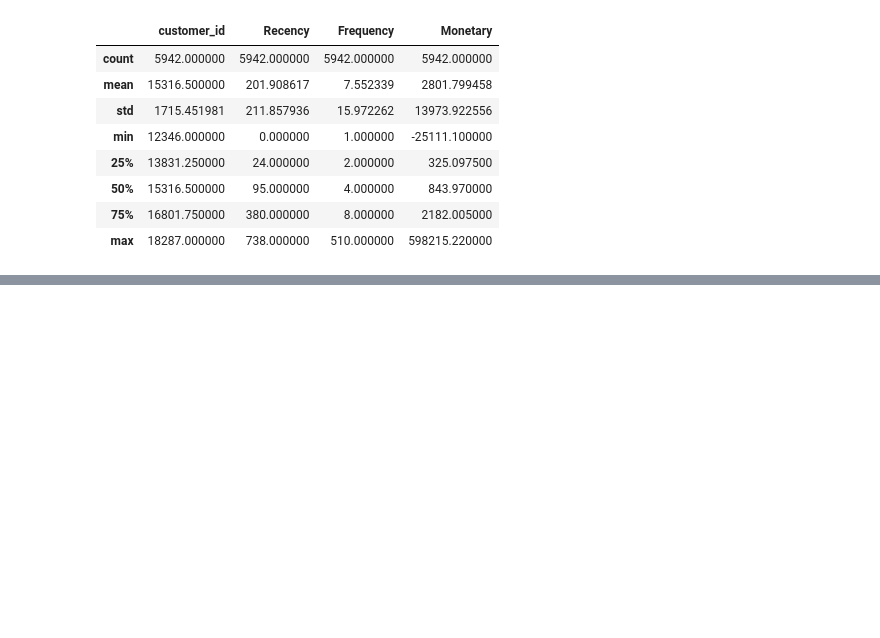
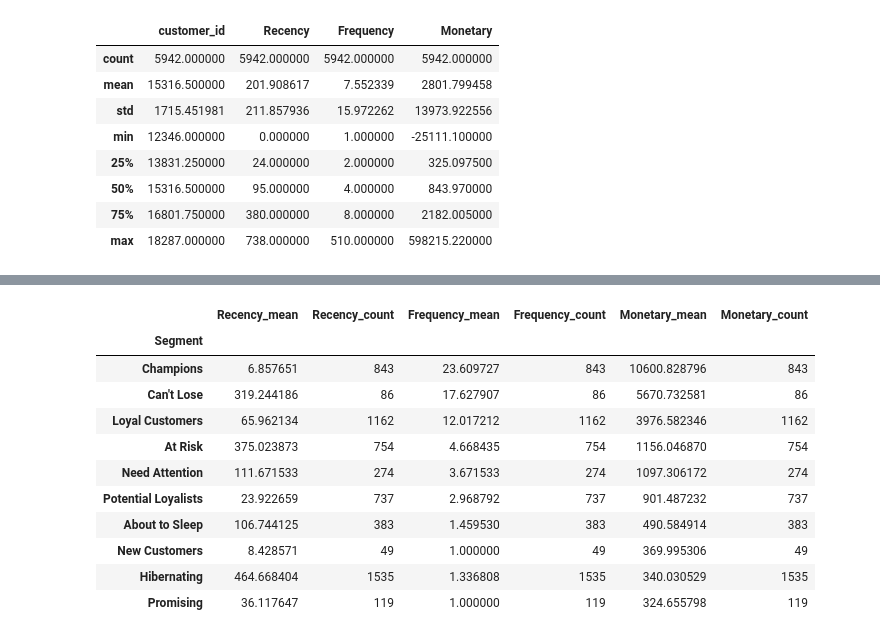
Before and after one commit to jarviscanada/jarvis_data_eng_SridharRaviKumar, a Jupyter notebook: python_data_analytics/analytics/london_giftshop_analysis.ipynb, the cells around one changed output, grey strips where cells are left out. Cells and saved outputs as stored; diff of their text form; code cells hidden in the pictures; blank space fills up the shorter version.

```diff
--- a/python_data_analytics/analytics/london_giftshop_analysis.ipynb
+++ b/python_data_analytics/analytics/london_giftshop_analysis.ipynb
@@ -847,0 +887,28 @@ I used the max invoice date as the reference date. For each customer, recency is
+# %%
+seg_summary = (
+    rfm_seg.groupby("Segment")
+    .agg(
+        Recency_mean=("Recency", "mean"),
+        Recency_count=("Recency", "count"),
+        Frequency_mean=("Frequency", "mean"),
+        Frequency_count=("Frequency", "count"),
+        Monetary_mean=("Monetary", "mean"),
+        Monetary_count=("Monetary", "count"),
+    )
+    .sort_values("Monetary_mean", ascending=False)
+)
+
+seg_summary
+# %% [output]
+|  | Recency_mean | Recency_count | Frequency_mean | Frequency_count | Monetary_mean | Monetary_count |
+| Segment |  |  |  |  |  |  |
+| Champions | 6.857651 | 843 | 23.609727 | 843 | 10600.828796 | 843 |
+| Can't Lose | 319.244186 | 86 | 17.627907 | 86 | 5670.732581 | 86 |
+| Loyal Customers | 65.962134 | 1162 | 12.017212 | 1162 | 3976.582346 | 1162 |
+| At Risk | 375.023873 | 754 | 4.668435 | 754 | 1156.046870 | 754 |
+| Need Attention | 111.671533 | 274 | 3.671533 | 274 | 1097.306172 | 274 |
+| Potential Loyalists | 23.922659 | 737 | 2.968792 | 737 | 901.487232 | 737 |
+| About to Sleep | 106.744125 | 383 | 1.459530 | 383 | 490.584914 | 383 |
+| New Customers | 8.428571 | 49 | 1.000000 | 49 | 369.995306 | 49 |
+| Hibernating | 464.668404 | 1535 | 1.336808 | 1535 | 340.030529 | 1535 |
+| Promising | 36.117647 | 119 | 1.000000 | 119 | 324.655798 | 119 |
```
Also changed, not shown: parts of 42 cells of this notebook, 1 other file.
